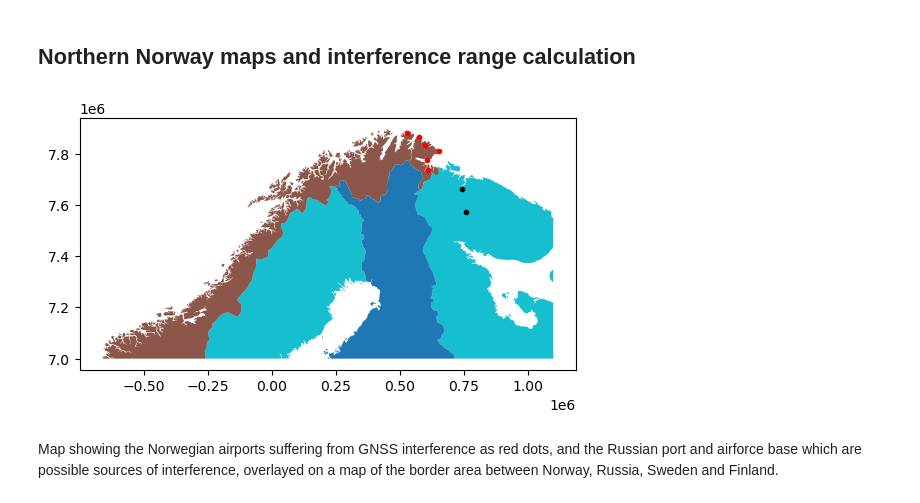
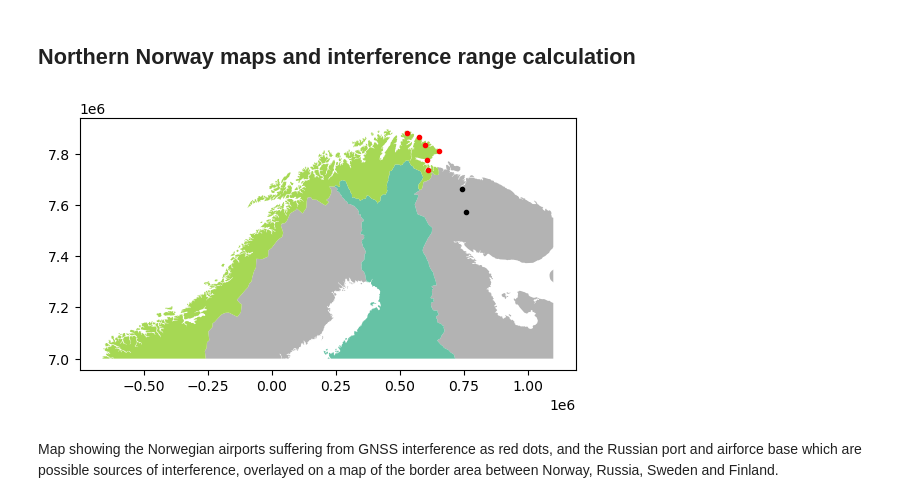
Before and after one commit to stelios-c/GPS_analysis, a Jupyter notebook: scandi_baltic/Finland_map.ipynb, the cells around one changed output. Saved outputs shown, nothing was run; the diff lists cells and outputs as text; code cells hidden in the pictures.

```diff
--- a/scandi_baltic/Finland_map.ipynb
+++ b/scandi_baltic/Finland_map.ipynb
@@ -102,17 +100,17 @@ world = (geopandas
 # %%
 ax = (world
  .assign(
      colour= world.SOVEREIGNT.where(world.SOVEREIGNT.str.match('Finland') |
                                     world.SOVEREIGNT.str.match('Norway') ,
                                     'other')#change to avoid colouring land with blue
- )
-).to_crs(local_utm).clip([-1_000_000, 7_000_000, 1_100_000, 8_000_000]).plot(column='colour')
+ )#,color={'Finland':'tab:purple','Norway':'tab:green','other':'tab:orange'})
+).to_crs(local_utm).clip([-1_000_000, 7_000_000, 1_100_000, 8_000_000]).plot(column='colour',cmap='Set2')
 norway_affected_gdf.to_crs(local_utm).plot(ax=ax,color='red',marker='.')
 df2gdf(location2df(murmansk_location,'murmansk')).to_crs(local_utm).plot(ax=ax,color='black',marker='.')
 df2gdf(location2df(olenya_location,'olenya')).to_crs(local_utm).plot(ax=ax,color='black',marker='.')
 plt.show()
 # %% [output]
-[figure, old version]
+[figure, new version]
 # %% [markdown]
 Map showing the Norwegian airports suffering from GNSS interference as red dots, and the Russian port and airforce base which are possible sources of interference, overlayed on a map of the border area between Norway, Russia, Sweden and Finland.
 # %%
```
Also changed, not shown: parts of 12 cells of this notebook.
